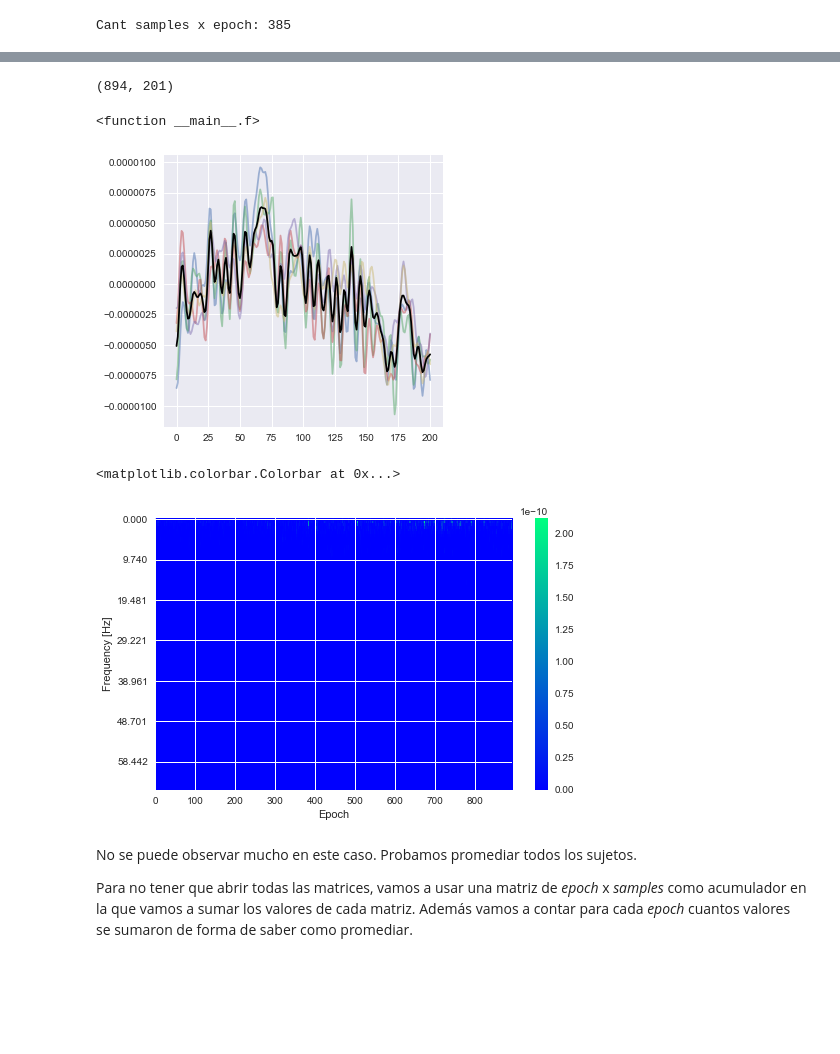
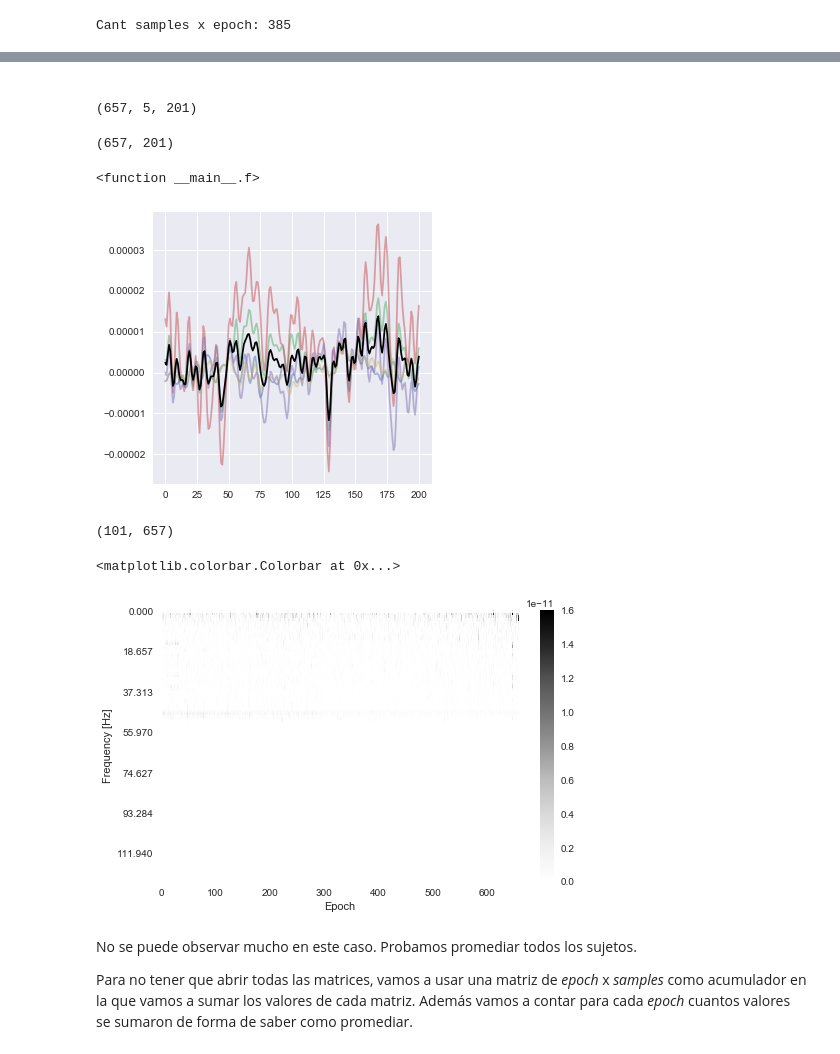
Before and after one commit to m2march/ciencia_datos, a Jupyter notebook: tp2/tp2.ipynb, the cells around one changed output, grey strips where cells are left out. Cells and saved outputs as stored; diff of their text form; code cells hidden in the pictures; blank space fills up the shorter version.

```diff
--- a/tp2/tp2.ipynb
+++ b/tp2/tp2.ipynb
@@ -24,5 +68,5 @@ import os
 # %%
-p01 = sio.loadmat('dataset/P01.mat')
+p01 = sio.loadmat('dataset/S01.mat')
 # %%
 type(p01)
 # %% [output]
@@ -60,14 +109,27 @@ promedio = np.mean(recorte, axis=1)
-# %%
-promedio.shape
-# %% [output]
-(894, 201)
+# %% [markdown]
+<p style="text-align: justify;">
+</p>
+# %%
+# recorte = p01_mat[:, [8,44,80,131,185], :]
+## el 1er electrodo es el 0 por como indexa Python, entonces el electrodo 8 se indexa como 7 por ejemplo,
+## y entonces se pueden obtener los indices de los electrodos que se quiere usar a partir de restarle 1 al numero de electrodo
+array_electrodos = [7,43,79,130,184]
+recorte = p01_mat[:, array_electrodos, :]
+recorte.shape
+# %% [output]
+(657, 5, 201)
+# %%
+promedio = np.mean(recorte, axis=1)
+promedio.shape
+# %% [output]
+(657, 201)
 # %%
 def f(epoch):
     plt.figure(figsize=(5, 5))
-    for i in range(5):
+    for i in range(len(array_electrodos)):
         plot(recorte[epoch, i, :], alpha=0.5)
     plot(promedio[epoch, :], color='black')
 interact(f, epoch=(0, 20))
 # %% [output]
 <function __main__.f>
-[figure, old version]
+[figure, new version]
@@ -75,0 +136,11 @@ f, Pxx = scs.welch(promedio, fs=freq_sample, axis=1)
+# %%
+## f, Pxx = scs.welch(promedio)
+fs=FREQ_SAMPLE
+#nperseg=256
+#window = scs.get_window('hanning', 4 * fs)
+#f, Pxx = scs.welch(promedio, fs=fs, window=window, nperseg=4*fs, noverlap = 2*fs)
+f, Pxx = scs.welch(promedio, fs=fs)
+# %%
+len(f), len(Pxx)
+# %% [output]
+(101, 657)
@@ -76,15 +153,15 @@ f, Pxx = scs.welch(promedio, fs=freq_sample, axis=1)
 # %%
 plt.figure(figsize=(8, 5))
-imshow(Pxx.T, aspect='auto', cmap=plt.cm.winter)
+imshow(Pxx.T, aspect='auto')
 tick_select = range(0, len(f), 15)
 tick_labels = ['{:.3f}'.format(x) for x in f[tick_select]]
 yticks(tick_select, tick_labels)
 xlabel('Epoch')
 ylabel('Frequency [Hz]')
 colorbar()
 # %% [output]
 <matplotlib.colorbar.Colorbar at 0x...>
-[figure, old version]
+[figure, new version]
 # %% [markdown]
 No se puede observar mucho en este caso. Probamos promediar todos los sujetos.
 
```
Also changed, not shown: parts of 129 cells of this notebook.
